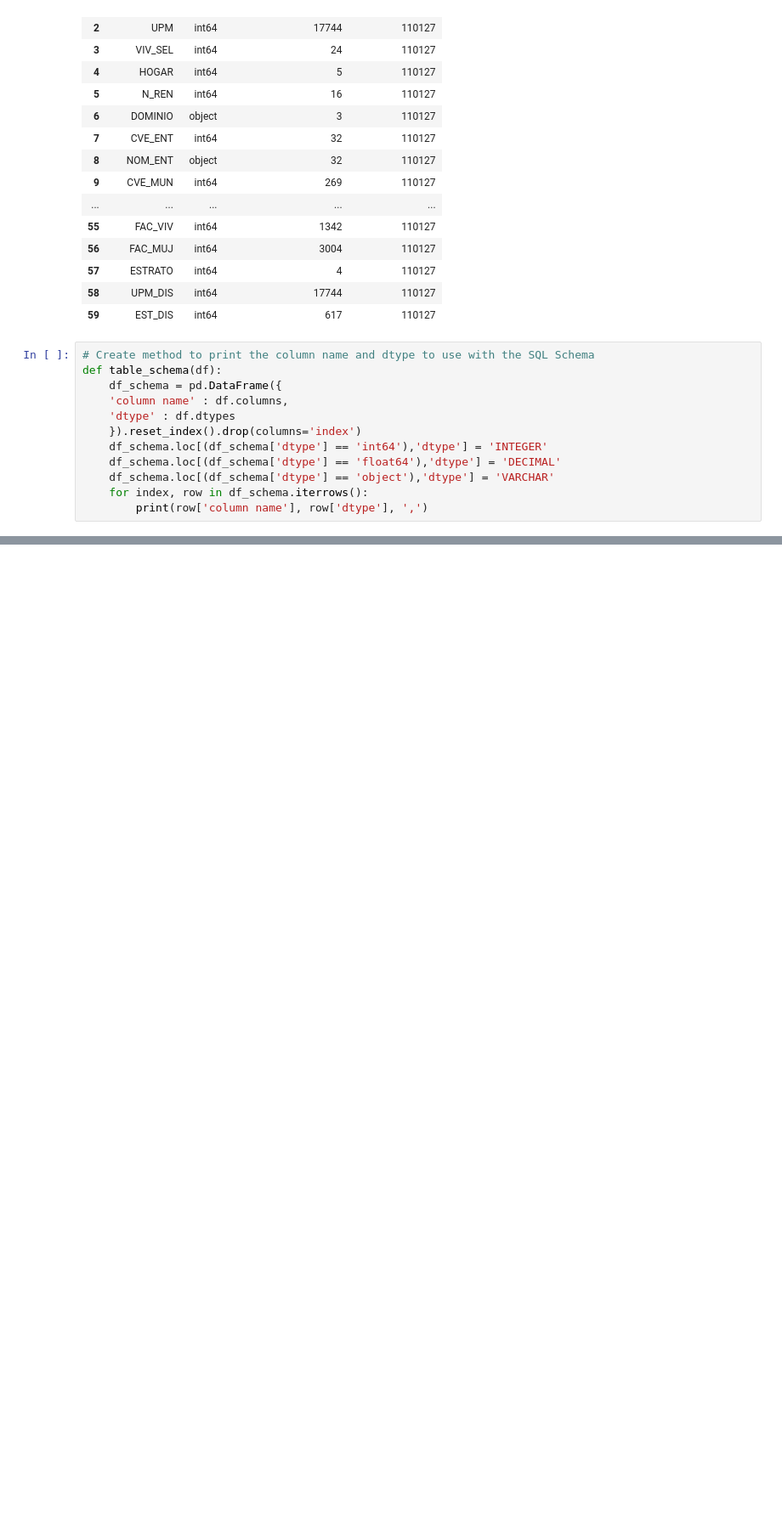
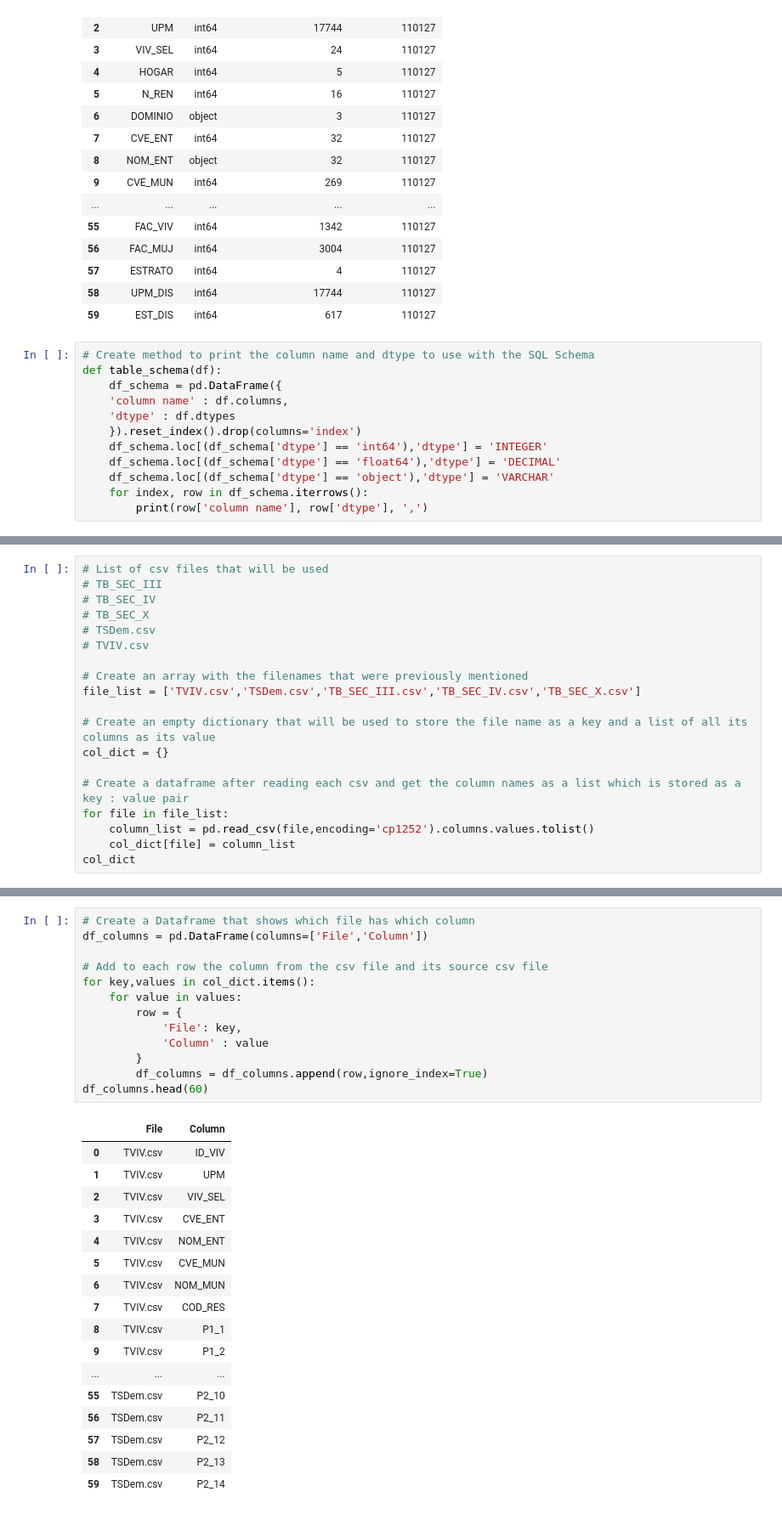
Before and after one commit to monalvrz/Obstetric_Violence_Analysis, a Jupyter notebook: Schema Creator.ipynb, the cells around one changed output, grey strips where cells are left out. Shown: that part at 85% size. Cells and saved outputs as stored; diff of their text form; blank space fills up the shorter version.

```diff
--- a/Schema Creator.ipynb
+++ b/Schema Creator.ipynb
@@ -106,0 +154,19 @@ ESTRATO INTEGER ,
+# %%
+# List of csv files that will be used
+# TB_SEC_III
+# TB_SEC_IV
+# TB_SEC_X
+# TSDem.csv
+# TVIV.csv
+
+# Create an array with the filenames that were previously mentioned
+file_list = ['TVIV.csv','TSDem.csv','TB_SEC_III.csv','TB_SEC_IV.csv','TB_SEC_X.csv']
+
+# Create an empty dictionary that will be used to store the file name as a key and a list of all its columns as its value
+col_dict = {}
+
+# Create a dataframe after reading each csv and get the column names as a list which is stored as a key : value pair
+for file in file_list:
+    column_list = pd.read_csv(file,encoding='cp1252').columns.values.tolist()
+    col_dict[file] = column_list
+col_dict
@@ -106,0 +191,31 @@ ESTRATO INTEGER ,
+# %%
+# Create a Dataframe that shows which file has which column
+df_columns = pd.DataFrame(columns=['File','Column'])
+
+# Add to each row the column from the csv file and its source csv file
+for key,values in col_dict.items():
+    for value in values:
+        row = {
+            'File': key,
+            'Column' : value
+        }
+        df_columns = df_columns.append(row,ignore_index=True)
+df_columns.head(60)
+# %% [output]
+|  | File | Column |
+| 0 | TVIV.csv | ID_VIV |
+| 1 | TVIV.csv | UPM |
+| 2 | TVIV.csv | VIV_SEL |
+| 3 | TVIV.csv | CVE_ENT |
+| 4 | TVIV.csv | NOM_ENT |
+| 5 | TVIV.csv | CVE_MUN |
+| 6 | TVIV.csv | NOM_MUN |
+| 7 | TVIV.csv | COD_RES |
+| 8 | TVIV.csv | P1_1 |
+| 9 | TVIV.csv | P1_2 |
+| ... | ... | ... |
+| 55 | TSDem.csv | P2_10 |
+| 56 | TSDem.csv | P2_11 |
+| 57 | TSDem.csv | P2_12 |
+| 58 | TSDem.csv | P2_13 |
+| 59 | TSDem.csv | P2_14 |
```
Also changed, not shown: parts of 8 cells of this notebook.
